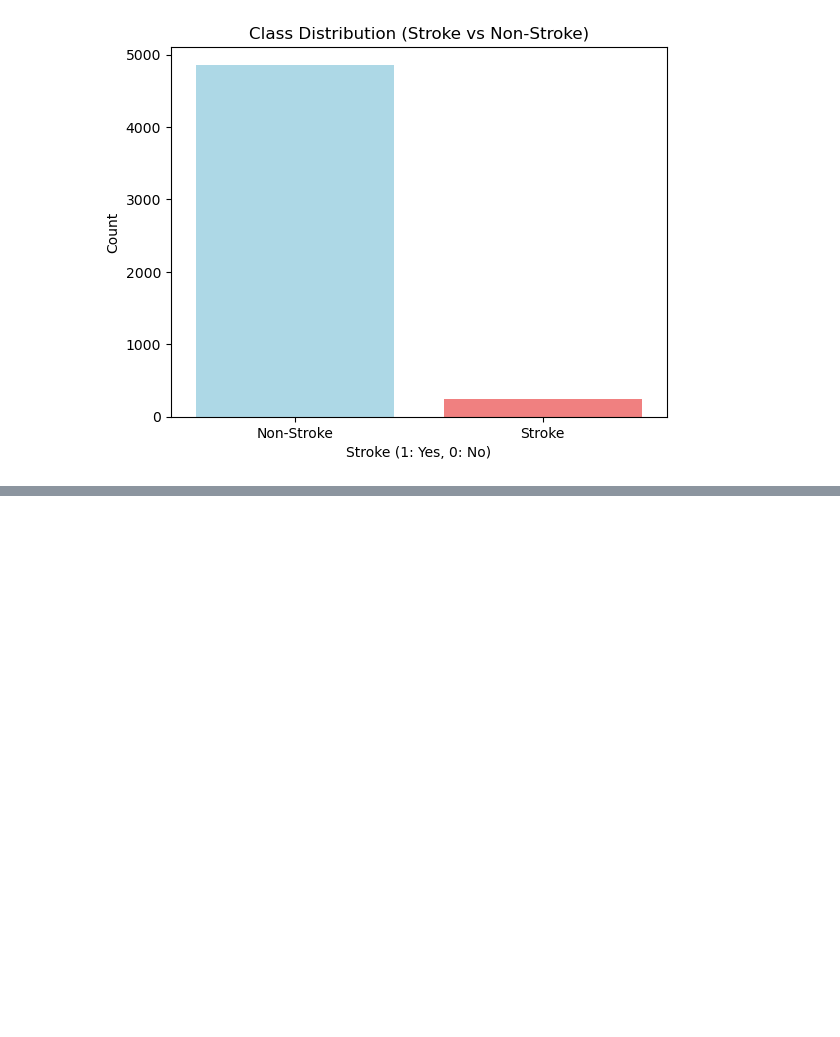
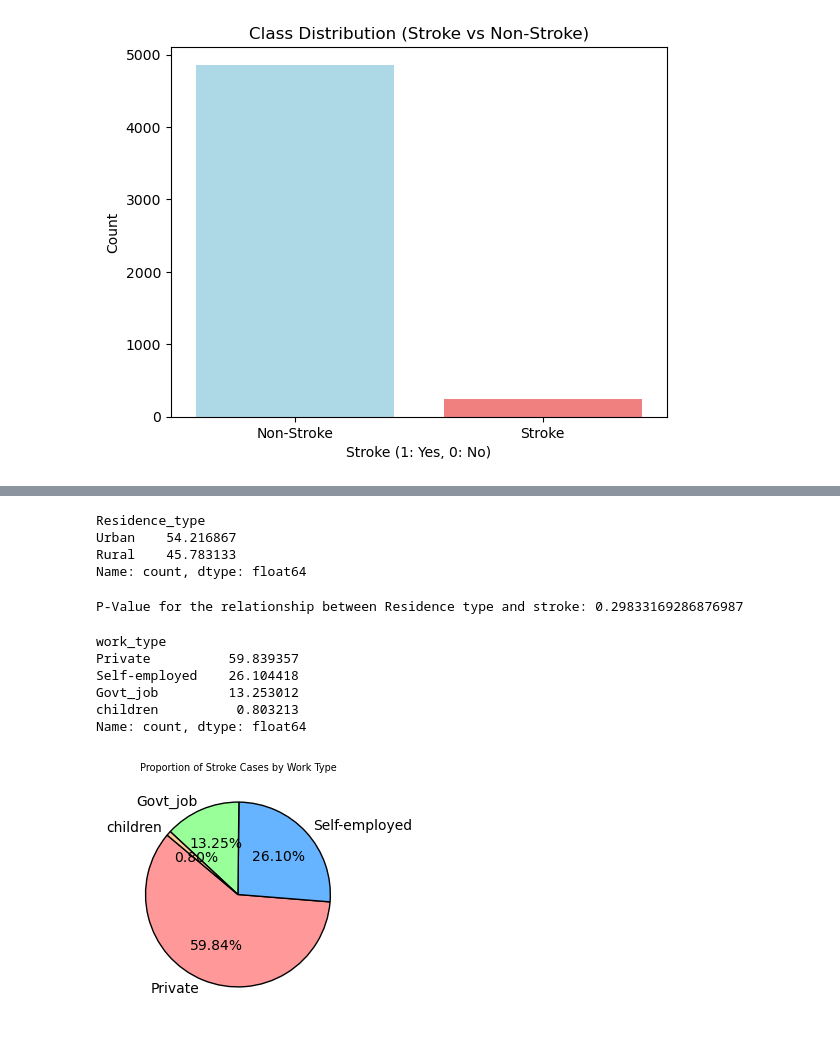
Before and after one commit to RuiQianSun/team7, a Jupyter notebook: experiments/visualizations(np).ipynb, the cells around one changed output, grey strips where cells are left out. Cells and saved outputs as stored; diff of their text form; code cells hidden in the pictures; blank space fills up the shorter version.

```diff
--- a/experiments/visualizations(np).ipynb
+++ b/experiments/visualizations(np).ipynb
@@ -302,0 +507,75 @@ plt.show()
+# %%
+# Filter the dataset to only include rows where stroke == 1 (those who had a stroke)
+stroke_data = data[data['stroke'] == 1]
+
+# Count how many urban and rural residents have had a stroke
+residence_counts = stroke_data['Residence_type'].value_counts()
+
+# Calculate the total number of stroke cases
+total_stroke_cases = residence_counts.sum()
+
+# Calculate the proportion (percentage) of urban and rural residents who had a stroke
+residence_proportions = (residence_counts / total_stroke_cases) * 100
+
+# Display the result as percentages
+print(residence_proportions)
+# %% [output]
+Residence_type
+Urban    54.216867
+Rural    45.783133
+Name: count, dtype: float64
+# %%
+import pandas as pd
+from scipy.stats import chi2_contingency
+
+# Create a contingency table for Residence_type vs stroke
+contingency_table_residence = pd.crosstab(data['Residence_type'], data['stroke'])
+
+# Perform the Chi-Squared test
+chi2_stat_residence, p_val_residence, dof, expected = chi2_contingency(contingency_table_residence)
+
+# Print the p-value
+print(f"P-Value for the relationship between Residence type and stroke: {p_val_residence}")
+# %% [output]
+P-Value for the relationship between Residence type and stroke: 0.29833169286876987
+# %%
+# Filter the dataset to include only stroke patients (stroke == 1)
+stroke_data = data[data['stroke'] == 1]
+
+# Count how many stroke cases exist in each work type
+work_type_counts = stroke_data['work_type'].value_counts()
+
+# Calculate the total number of stroke cases
+total_stroke_cases = work_type_counts.sum()
+
+# Calculate the proportion (percentage) of stroke cases in each work type
+work_type_proportions = (work_type_counts / total_stroke_cases) * 100
+
+# Display the result as percentages
+print(work_type_proportions)
+# %% [output]
+work_type
+Private          59.839357
+Self-employed    26.104418
+Govt_job         13.253012
+children          0.803213
+Name: count, dtype: float64
+# %%
+import matplotlib.pyplot as plt
+
+# Data for pie chart
+labels = work_type_counts.index
+sizes = work_type_counts.values  # Get the count values
+colors = ['#ff9999', '#66b3ff', '#99ff99', '#ffcc99', '#c2c2f0']  # Custom colors for the segments
+
+# Plotting the pie chart
+plt.figure(figsize=(3, 3))
+plt.pie(sizes, labels=labels, autopct='%1.2f%%', colors=colors, startangle=140, wedgeprops={'edgecolor': 'black'})
+
+# Add a title
+plt.title('Proportion of Stroke Cases by Work Type', fontsize=7)
+
+# Show the plot
+plt.show()
+# %% [output]
+[figure, added]
```
Also changed, not shown: parts of 20 cells of this notebook, 1 other file.
